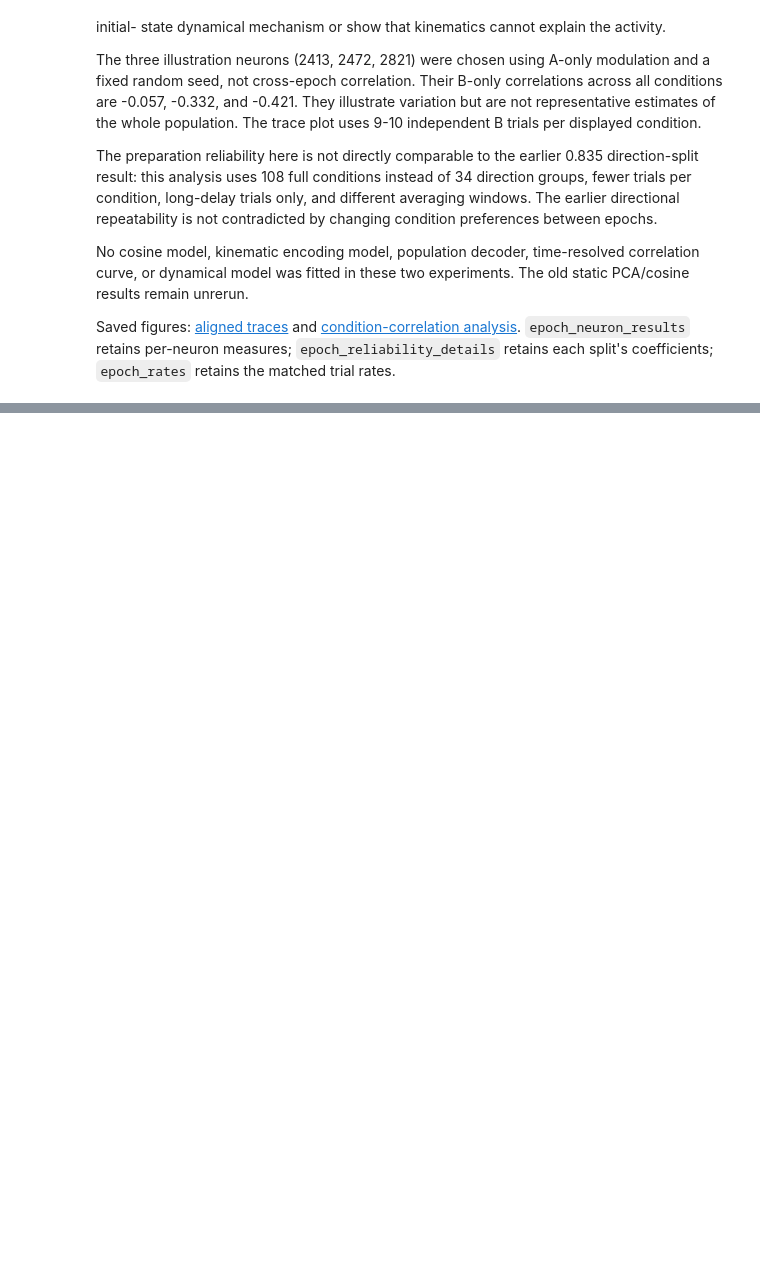
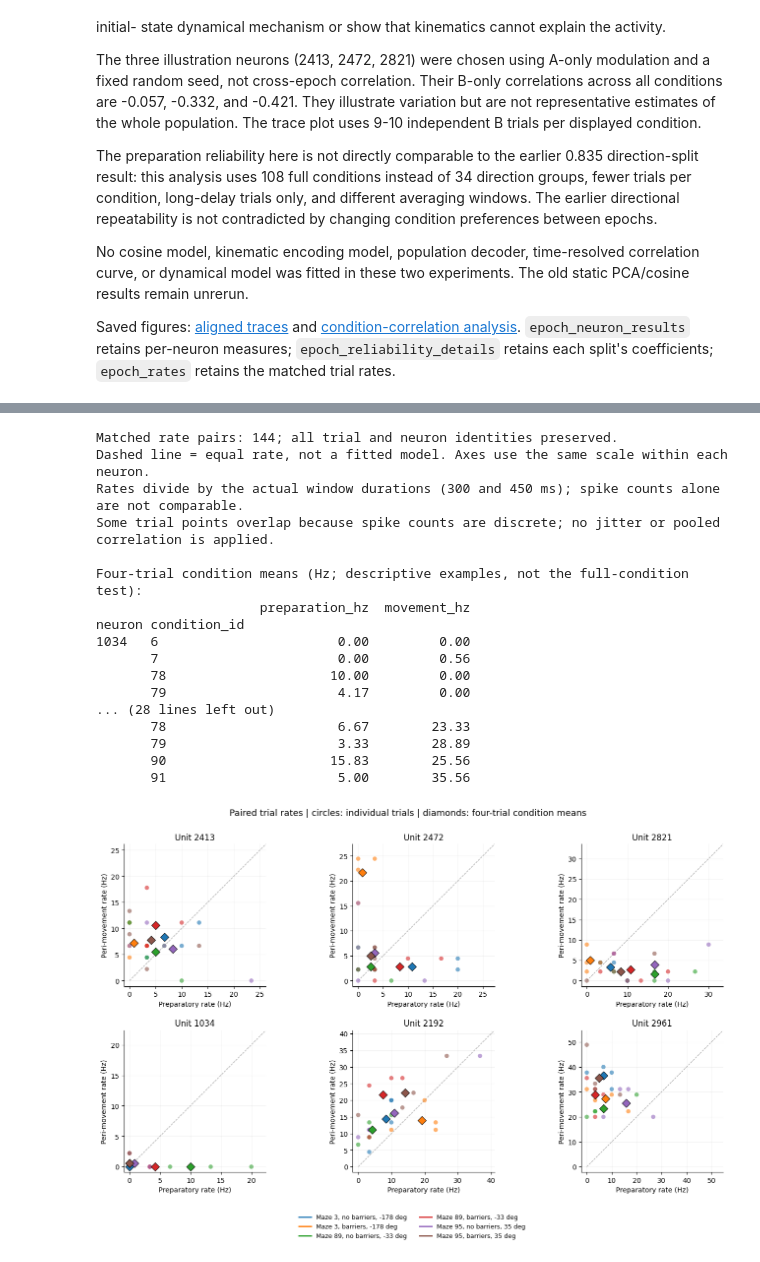
Before and after one commit to prateekkarkare/motor-cortex-population-dynamics, a Jupyter notebook: notebooks/01_load_and_explore.ipynb, the cells around one changed output, grey strips where cells are left out. Drawn from its saved outputs; the diff is of its cells as text; code cells hidden in the pictures; blank space fills up the shorter version.

Commit message:
Add epoch trial views and population prediction experiments

```diff
--- a/notebooks/01_load_and_explore.ipynb
+++ b/notebooks/01_load_and_explore.ipynb
@@ -1922,0 +2107,75 @@ retains each split's coefficients; `epoch_rates` retains the matched trial rates
+# %%
+trial_view_rate_figure, trial_view_rate_axes = plt.subplots(
+    2, 3, figsize=(14, 9), constrained_layout=False,
+ )
+trial_view_rate_records = []
+for axis, unit_id in zip(trial_view_rate_axes.ravel(), trial_view_unit_ids):
+    prep_rates = trial_view_rate_frames["preparation"][unit_id]
+    movement_rates = trial_view_rate_frames["movement"][unit_id]
+    pd.testing.assert_index_equal(prep_rates.index, movement_rates.index)
+    maximum_rate = max(5.0, prep_rates.max(), movement_rates.max())
+    rate_limit = maximum_rate * 1.12
+    axis.plot([0, rate_limit], [0, rate_limit], linestyle="--", color="0.65", linewidth=0.9, zorder=0)
+    for condition_id in trial_view_condition_ids:
+        selected_ids = trial_view_trials.index[trial_view_trials["condition_id"].eq(condition_id)]
+        color = trial_view_colors[condition_id]
+        axis.scatter(
+            prep_rates.loc[selected_ids], movement_rates.loc[selected_ids],
+            color=color, s=40, alpha=0.6, edgecolors="none",
+        )
+        axis.scatter(
+            prep_rates.loc[selected_ids].mean(), movement_rates.loc[selected_ids].mean(),
+            color=color, marker="D", s=75, edgecolors="black", linewidths=0.7, zorder=3,
+        )
+        for trial_id in selected_ids:
+            trial_view_rate_records.append({
+                "neuron": int(unit_id), "trial_id": int(trial_id), "condition_id": condition_id,
+                "preparation_hz": prep_rates.loc[trial_id],
+                "movement_hz": movement_rates.loc[trial_id],
+            })
+    axis.set(
+        title=f"Unit {unit_id}", xlabel="Preparatory rate (Hz)", ylabel="Peri-movement rate (Hz)",
+        xlim=(-rate_limit * 0.04, rate_limit), ylim=(-rate_limit * 0.04, rate_limit), aspect="equal",
+    )
+    axis.spines[["top", "right"]].set_visible(False)
+    axis.grid(alpha=0.15)
+trial_view_paired_rates = pd.DataFrame(trial_view_rate_records).set_index(["neuron", "trial_id"])
+assert trial_view_paired_rates.index.is_unique
+assert len(trial_view_paired_rates) == len(trial_view_trials) * len(trial_view_unit_ids)
+trial_view_condition_rates = trial_view_paired_rates.reset_index().groupby(["neuron", "condition_id"])[
+    ["preparation_hz", "movement_hz"]
+].mean()
+trial_view_rate_figure.suptitle(
+    "Paired trial rates | circles: individual trials | diamonds: four-trial condition means", fontsize=13,
+ )
+trial_view_rate_figure.legend(handles=trial_view_legend, loc="lower center", ncol=2, frameon=False, fontsize=9)
+trial_view_rate_figure.subplots_adjust(top=0.90, bottom=0.16, left=0.065, right=0.98, hspace=0.31, wspace=0.32)
+trial_view_rate_figure.savefig(
+    TRAIN_NWB.parents[3] / "assets" / "mcmaze_paired_epoch_trial_rates.png", dpi=150, bbox_inches="tight",
+ )
+print(f"Matched rate pairs: {len(trial_view_paired_rates)}; all trial and neuron identities preserved.")
+print("Dashed line = equal rate, not a fitted model. Axes use the same scale within each neuron.")
+print("Rates divide by the actual window durations (300 and 450 ms); spike counts alone are not comparable.")
+print("Some trial points overlap because spike counts are discrete; no jitter or pooled correlation is applied.")
+print("\nFour-trial condition means (Hz; descriptive examples, not the full-condition test):")
+print(trial_view_condition_rates.to_string(float_format=lambda value: f"{value:.2f}"))
+plt.show()
+# %% [output]
+Matched rate pairs: 144; all trial and neuron identities preserved.
+Dashed line = equal rate, not a fitted model. Axes use the same scale within each neuron.
+Rates divide by the actual window durations (300 and 450 ms); spike counts alone are not comparable.
+Some trial points overlap because spike counts are discrete; no jitter or pooled correlation is applied.
+
+Four-trial condition means (Hz; descriptive examples, not the full-condition test):
+                     preparation_hz  movement_hz
+neuron condition_id
+1034   6                       0.00         0.00
+       7                       0.00         0.56
+       78                     10.00         0.00
+       79                      4.17         0.00
+... (28 lines left out)
+       78                      6.67        23.33
+       79                      3.33        28.89
+       90                     15.83        25.56
+       91                      5.00        35.56
+[figure, added]
```
Also changed, not shown: parts of 8 cells of this notebook, 5 other files.
